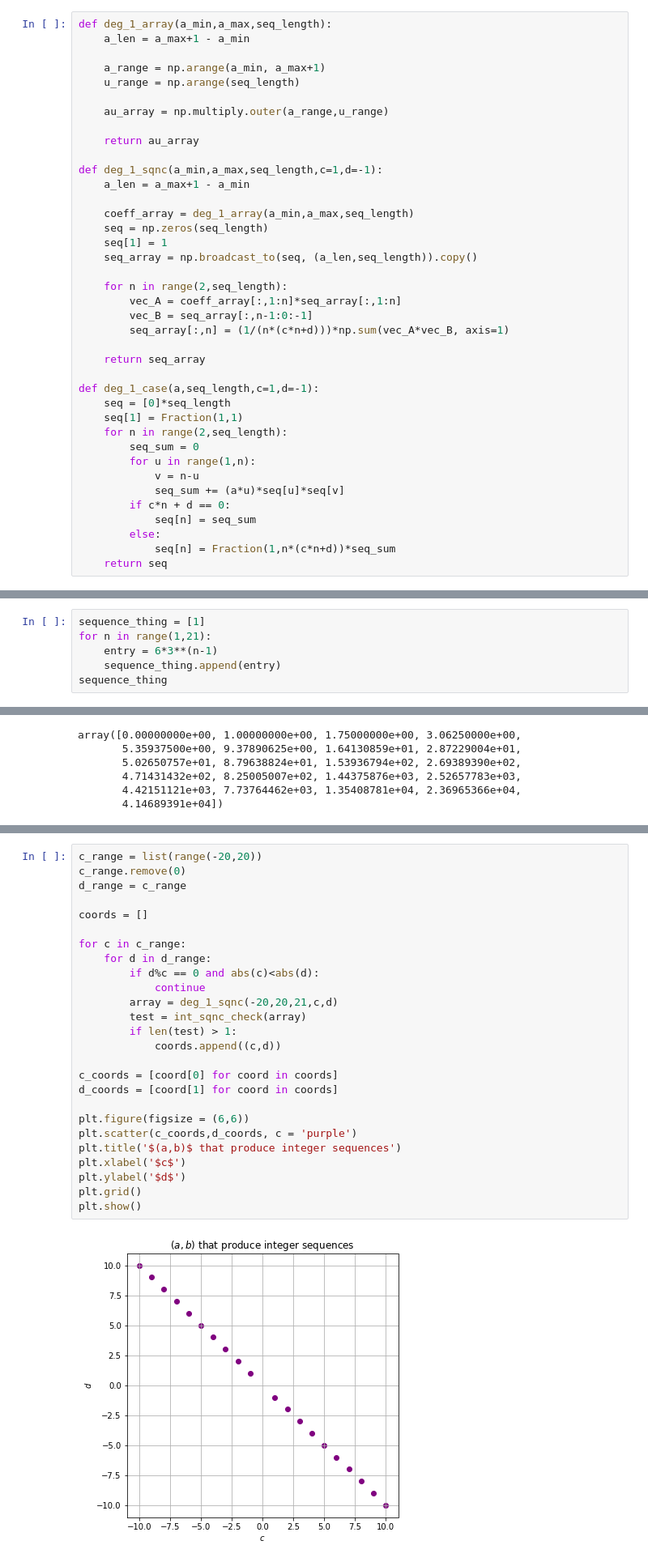
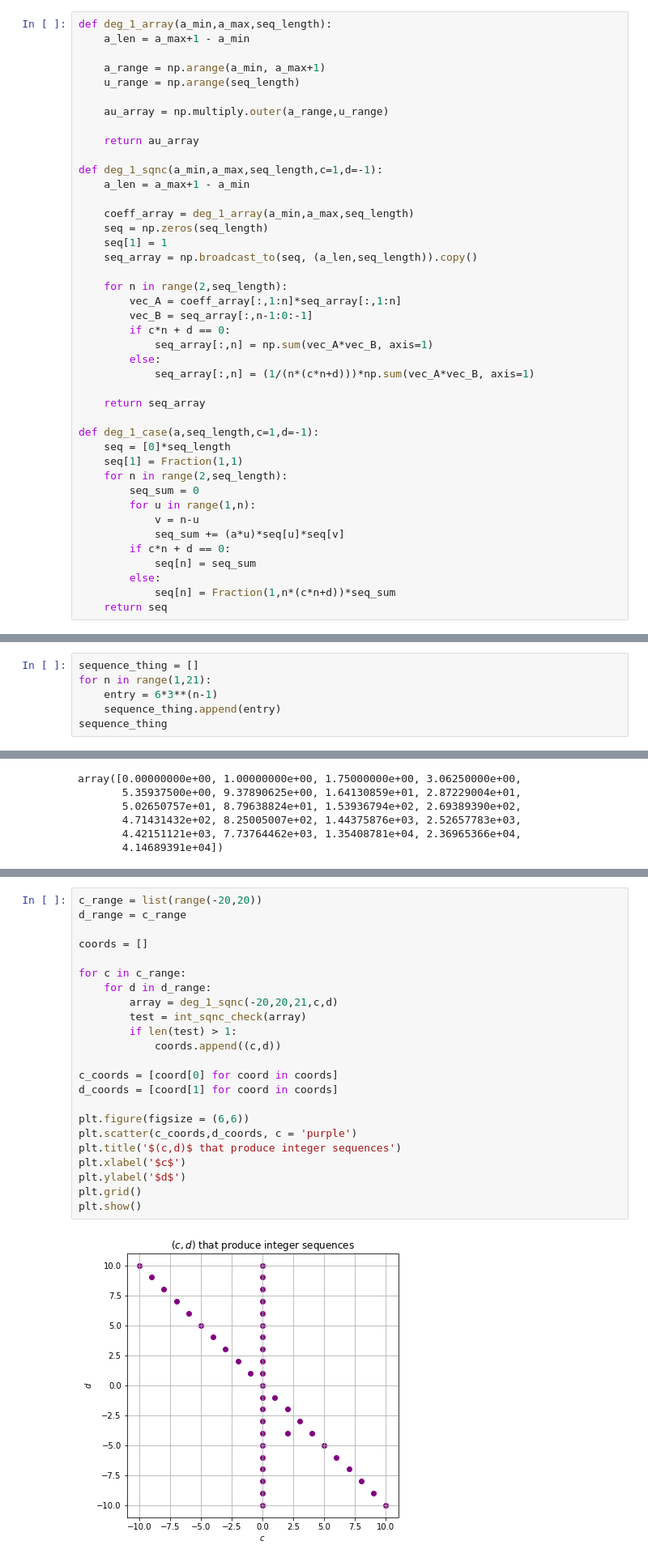
Before and after one commit to ixwallac/195-Notebooks, a Jupyter notebook: Touchard Recursion.ipynb, the cells around one changed output, grey strips where cells are left out. Shown at 81% size. Drawn from its saved outputs; the diff is of its cells as text.

```diff
--- a/Touchard Recursion.ipynb
+++ b/Touchard Recursion.ipynb
@@ -30,7 +30,10 @@ def deg_1_sqnc(a_min,a_max,seq_length,c=1,d=-1):
     for n in range(2,seq_length):
         vec_A = coeff_array[:,1:n]*seq_array[:,1:n]
         vec_B = seq_array[:,n-1:0:-1]
-        seq_array[:,n] = (1/(n*(c*n+d)))*np.sum(vec_A*vec_B, axis=1)
+        if c*n + d == 0:
+            seq_array[:,n] = np.sum(vec_A*vec_B, axis=1)
+        else:
+            seq_array[:,n] = (1/(n*(c*n+d)))*np.sum(vec_A*vec_B, axis=1)
 
     return seq_array
 
@@ -114,7 +126,7 @@ deg_1_case(6,21,2,-4)
  Fraction(774840978, 1),
  Fraction(2324522934, 1)]
 # %%
-sequence_thing = [1]
+sequence_thing = []
 for n in range(1,21):
     entry = 6*3**(n-1)
     sequence_thing.append(entry)
@@ -1076,28 +1110,25 @@ array([0.00000000e+00, 1.00000000e+00, 1.75000000e+00, 3.06250000e+00,
 # %%
 c_range = list(range(-20,20))
-c_range.remove(0)
 d_range = c_range
 
 coords = []
 
 for c in c_range:
     for d in d_range:
-        if d%c == 0 and abs(c)<abs(d):
-            continue
         array = deg_1_sqnc(-20,20,21,c,d)
         test = int_sqnc_check(array)
         if len(test) > 1:
             coords.append((c,d))
 
 c_coords = [coord[0] for coord in coords]
 d_coords = [coord[1] for coord in coords]
 
 plt.figure(figsize = (6,6))
 plt.scatter(c_coords,d_coords, c = 'purple')
-plt.title('$(a,b)$ that produce integer sequences')
+plt.title('$(c,d)$ that produce integer sequences')
 plt.xlabel('$c$')
 plt.ylabel('$d$')
 plt.grid()
 plt.show()
 # %% [output]
-[figure, old version]
+[figure, new version]
```
Also changed, not shown: parts of 11 cells of this notebook.
